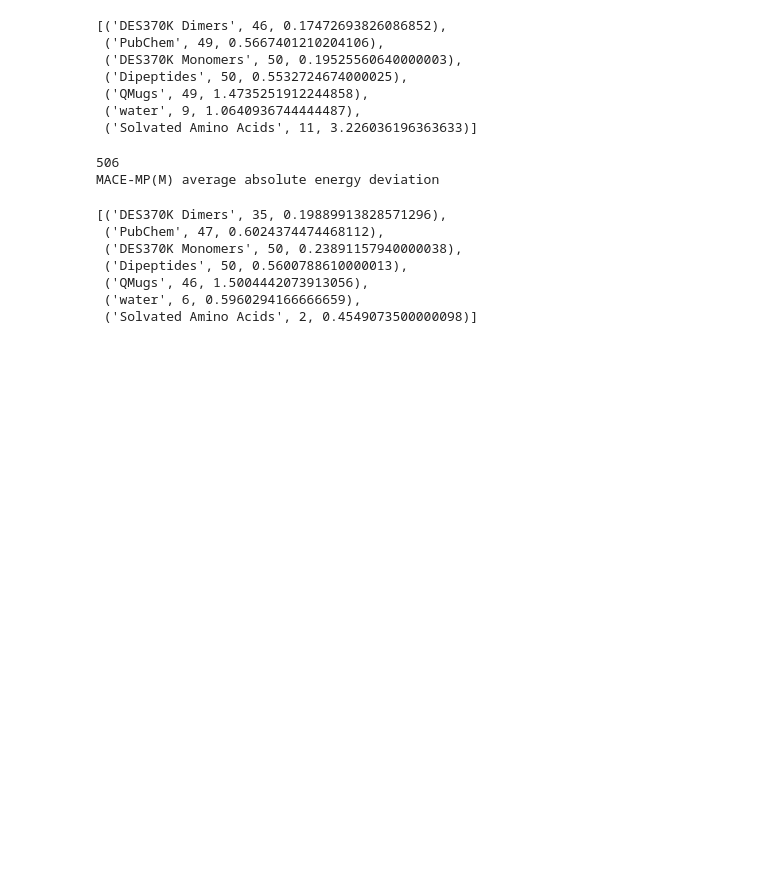
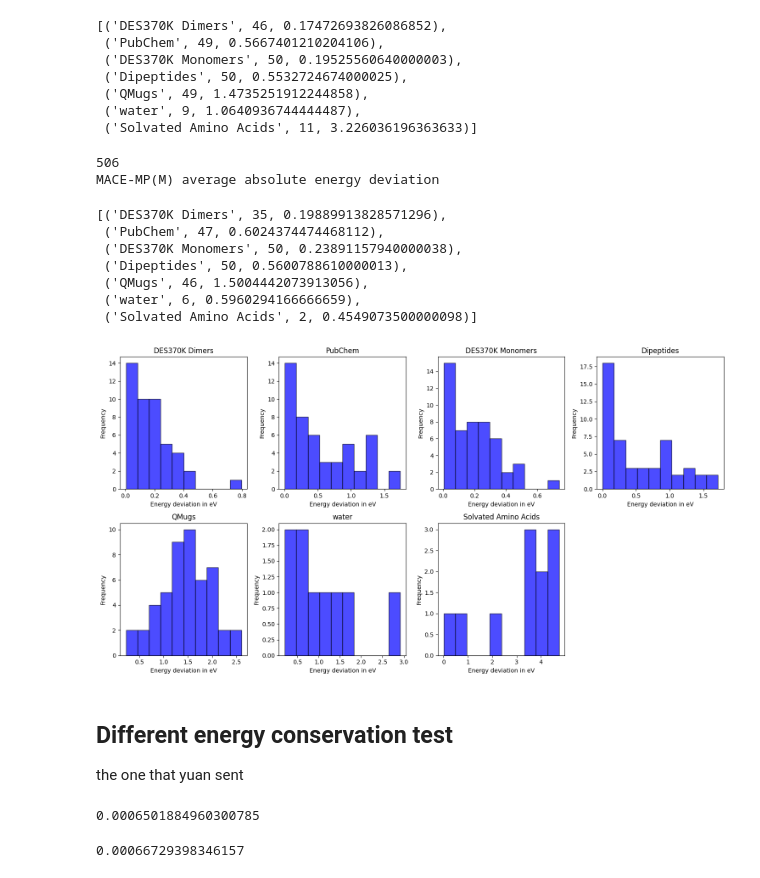
Before and after one commit to christine-zhang1/mdsim, a Jupyter notebook: md_scripts/sim_analysis.ipynb, the cells around one changed output. Saved outputs shown, nothing was run; the diff lists cells and outputs as text; code cells hidden in the pictures; blank space fills up the shorter version.

```diff
--- a/md_scripts/sim_analysis.ipynb
+++ b/md_scripts/sim_analysis.ipynb
@@ -504,8 +481,10 @@ CHGNet average absolute energy deviation
  ('water', 9, 1.0640936744444487),
  ('Solvated Amino Acids', 11, 3.226036196363633)]
 # %%
-# all the ones that get skipped only have the initial and not the final from yuan
-category_to_dev = energy_deviation_from_db('/home/christine/mlip-arena/molecules_MACE-MP(M)_MPGGA.db')
+# all the ones that get skipped only have the initial and not the final from yuan (for macemp also)
+directory = '/home/christine/mlip-arena/MACE-MP(M)_sims'
+dbname = '/home/christine/mlip-arena/molecules_MACE-MP(M)_MPGGA.db'
+category_to_dev = energy_deviation_from_db(directory, dbname)
 print('MACE-MP(M) average absolute energy deviation')
 [(category, len(category_to_dev[category]), np.mean(category_to_dev[category])) for category in category_to_dev]
 # %% [output]
@@ -522,0 +500,54 @@ MACE-MP(M) average absolute energy deviation
+# %%
+# now get the histogram for each category of molecule
+fig, axes = plt.subplots(2, 4, figsize=(15, 8))
+
+# Flatten axes for easy iteration
+axes = axes.flatten()
+
+# Plot each histogram
+for idx, (key, values) in enumerate(category_to_dev.items()):
+    axes[idx].hist(values, bins=10, alpha=0.7, color='blue', edgecolor='black')
+    axes[idx].set_title(key)
+    axes[idx].set_xlabel('Energy deviation in eV')
+    axes[idx].set_ylabel('Frequency')
+
+# Hide unused subplots if any
+for i in range(len(category_to_dev), len(axes)):
+    axes[i].set_visible(False)
+
+# Adjust layout
+plt.tight_layout()
+plt.show()
+# %% [output]
+[figure, added]
+# %% [markdown]
+## Different energy conservation test
+the one that yuan sent
+# %%
+# testing the energy conservation test that yuan sent
+small_ts = '../MODELPATH/spice_all_gemnet_t_maceoff_split_mine/md_0.1fs_step_25ps_123_init_45000/thermo.log'
+df = pd.read_csv(small_ts, delim_whitespace=True)
+etot_values = df['Etot[eV]']
+initial_e = etot_values[0]
+total_deviation = 0
+for i in range(1, len(etot_values)):
+    total_deviation += abs(etot_values[i] - initial_e)
+n = len(etot_values)  # number of samples
+N = 14  # for 14 atoms in the molecule
+total_deviation / (n*N)
+# %% [output]
+0.0006501884960300785
+# %%
+# testing the energy conservation test that yuan sent
+big_ts = '../MODELPATH/spice_all_gemnet_t_maceoff_split_mine/md_25ps_123_init_45000/thermo.log'
+df = pd.read_csv(big_ts, delim_whitespace=True)
+etot_values = df['Etot[eV]']
+initial_e = etot_values[0]
+total_deviation = 0
+for i in range(1, len(etot_values)):
+    total_deviation += abs(etot_values[i] - initial_e)
+n = len(etot_values)  # number of samples
+N = 14  # for 14 atoms in the molecule
+total_deviation / (n*N)
+# %% [output]
+0.00066729398346157
```
Also changed, not shown: parts of 5 cells of this notebook, 2 other files.
